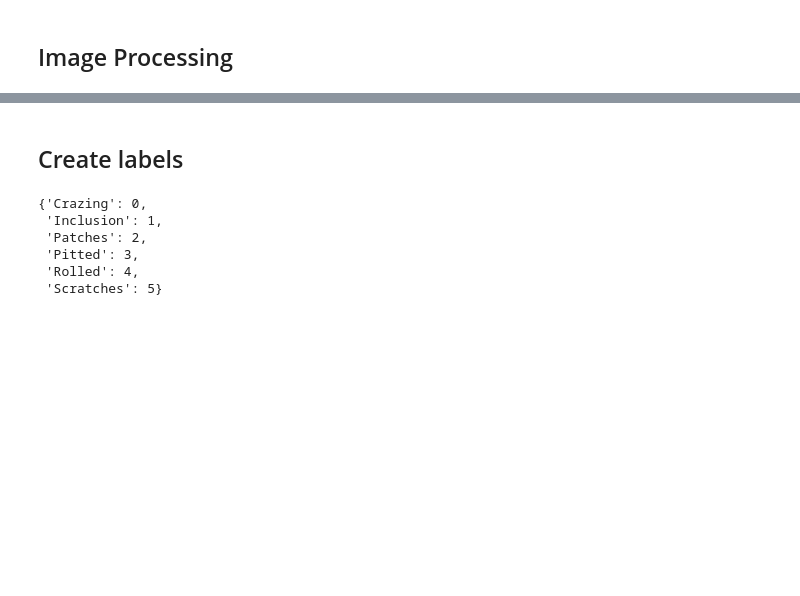
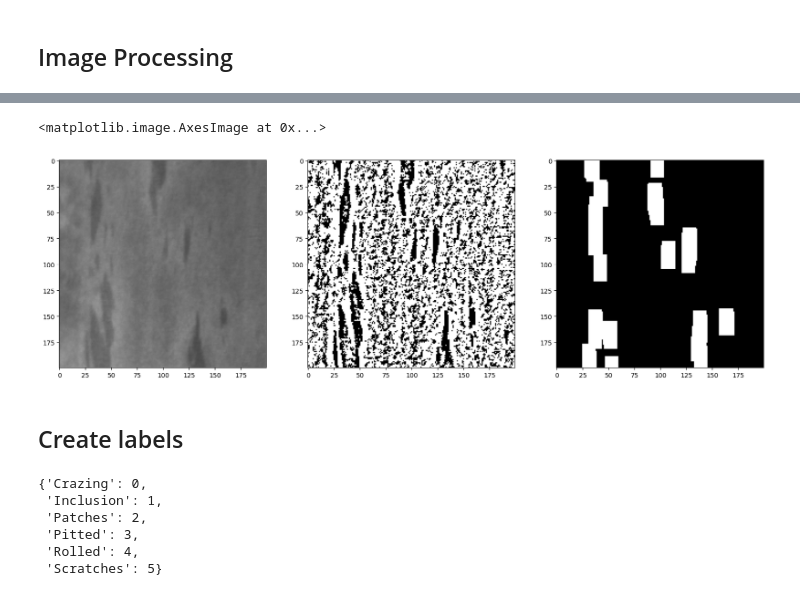
Before and after one commit to Nantakxrn007/Metal_surface_defect, a Jupyter notebook: main.ipynb, the cells around one changed output, grey strips where cells are left out. Saved outputs shown, nothing was run; the diff lists cells and outputs as text; code cells hidden in the pictures; blank space fills up the shorter version.

```diff
--- a/main.ipynb
+++ b/main.ipynb
@@ -85,3 +83,21 @@ cv2.destroyAllWindows()
+# %%
+vertical_kernel = cv2.getStructuringElement(cv2.MORPH_RECT, (3, 13))
+vertical_lines = cv2.morphologyEx(adaptive, cv2.MORPH_CLOSE, vertical_kernel, iterations=1)
+inverted = cv2.bitwise_not(vertical_lines)
+
+kernel = cv2.getStructuringElement(cv2.MORPH_RECT, (2, 2))
+dilation = cv2.dilate(inverted,kernel,iterations=10)
+
+plt.figure(figsize=(20,20))
+plt.subplot(131)
+plt.imshow(img)
+plt.subplot(132)
+plt.imshow(adaptive,cmap='gray')
+plt.subplot(133)
+plt.imshow(dilation,cmap='gray')
+# %% [output]
+<matplotlib.image.AxesImage at 0x...>
+[figure, added]
 # %% [markdown]
 ## Create labels
 # %%
```
Also changed, not shown: parts of 27 cells of this notebook.
